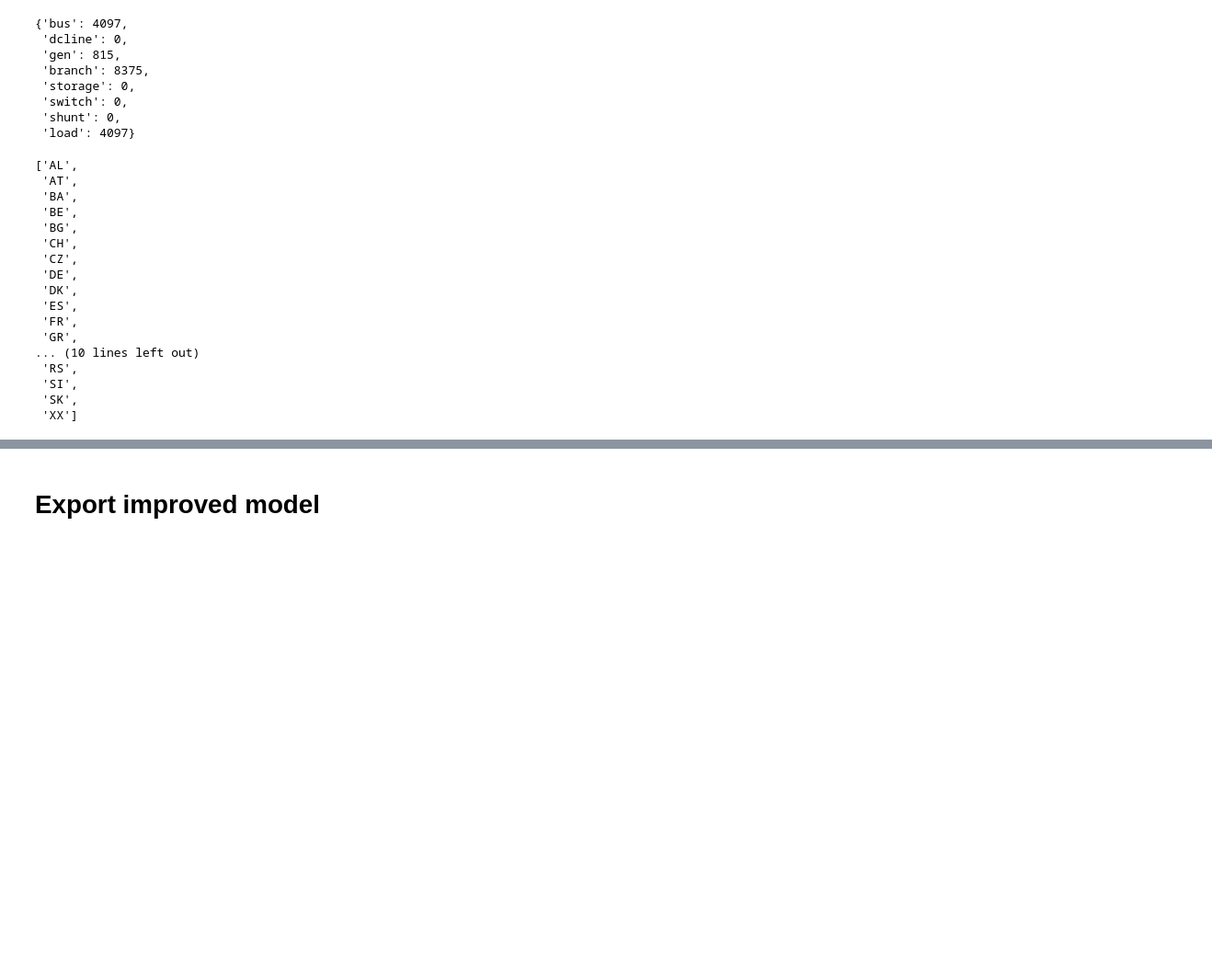
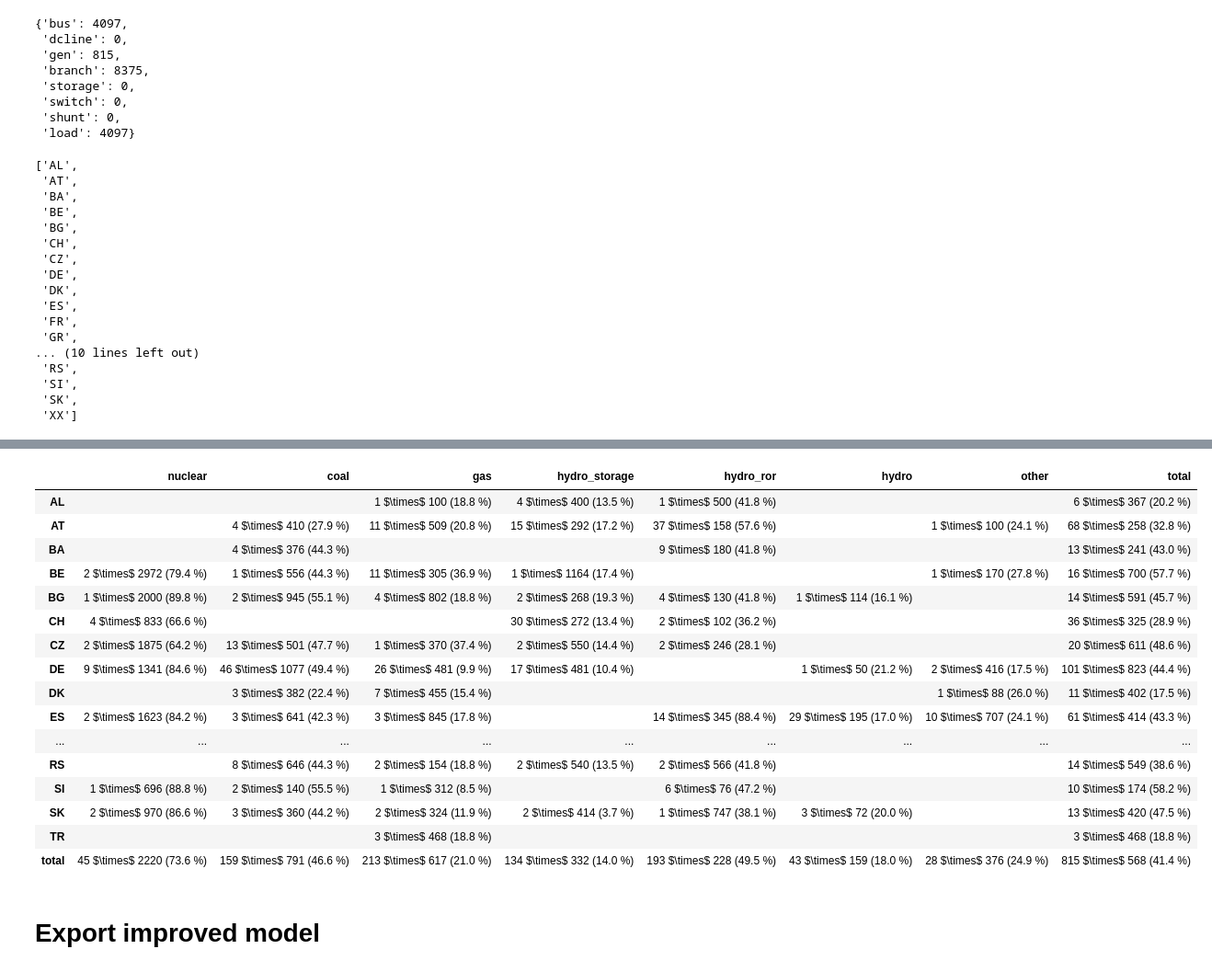
Before and after one commit to GeeeHesso/PowerData, a Jupyter notebook: models/src/europe_model.ipynb, the cells around one changed output, grey strips where cells are left out. Shown at 92% size. Saved outputs shown, nothing was run; the diff lists cells and outputs as text; code cells hidden in the pictures; blank space fills up the shorter version.

Commit message:
update model maps and summary table

```diff
--- a/models/src/europe_model.ipynb
+++ b/models/src/europe_model.ipynb
@@ -1104,0 +1044,59 @@ gen_summary_df
+# %%
+gen_summary_values = {country: {type: [0, 0, 0] for type in ['nuclear', 'coal', 'gas', 'hydro_storage', 'hydro_ror', 'hydro', 'other']}
+                      for country in sorted(model_countries)}
+
+for gen in model['gen'].values():
+    country = gen['country']
+    type = gen['aggregated_type']
+    gen_summary_values[country][type][0] += 1
+    gen_summary_values[country][type][1] += 100 * gen['pmax']
+    gen_summary_values[country][type][2] += 100 * gen['pexp']
+
+gen_summary_values['TR'] = gen_summary_values.pop('XX') # all 3 generators without country (XX) are actually in Turkey (TR)
+
+for country, gen_summary_by_country in gen_summary_values.items():
+    gen_summary_by_country['total'] = [sum(val[i] for val in gen_summary_by_country.values()) for i in range(3)]
+
+gen_summary_total = {type: [0, 0, 0] for type in ['nuclear', 'coal', 'gas', 'hydro_storage', 'hydro_ror', 'hydro', 'other', 'total']}
+
+for country, gen_summary_by_country in gen_summary_values.items():
+    for type, gen_summary_by_type in gen_summary_by_country.items():
+        gen_summary_total[type][0] += gen_summary_by_type[0]
+        gen_summary_total[type][1] += gen_summary_by_type[1]
+        gen_summary_total[type][2] += gen_summary_by_type[2]
+
+gen_summary_values['total'] = gen_summary_total
+
+for gen_summary_by_country in gen_summary_values.values():
+    for gen_summary_by_type in gen_summary_by_country.values():
+        if gen_summary_by_type[1] > 0:
+            gen_summary_by_type[2] /= gen_summary_by_type[1]
+            gen_summary_by_type[1] /= gen_summary_by_type[0]
+# %%
+gen_summary = {country: {type: f'{gen_summary_by_type[0]} ' \
+                               f'$\times$ {round(gen_summary_by_type[1])} ' \
+                               f'({round(100 * gen_summary_by_type[2], 1)} %)'
+                         if gen_summary_by_type[0] > 0 else ''
+                         for type, gen_summary_by_type in gen_summary_by_country.items()}
+               for country, gen_summary_by_country in gen_summary_values.items()}
+
+gen_summary_df = pd.DataFrame(gen_summary).T
+gen_summary_df
+# %% [output]
+|  | nuclear | coal | gas | hydro_storage | hydro_ror | hydro | other | total |
+| AL |  |  | 1 $\times$ 100 (18.8 %) | 4 $\times$ 400 (13.5 %) | 1 $\times$ 500 (41.8 %) |  |  | 6 $\times$ 367 (20.2 %) |
+| AT |  | 4 $\times$ 410 (27.9 %) | 11 $\times$ 509 (20.8 %) | 15 $\times$ 292 (17.2 %) | 37 $\times$ 158 (57.6 %) |  | 1 $\times$ 100 (24.1 %) | 68 $\times$ 258 (32.8 %) |
+| BA |  | 4 $\times$ 376 (44.3 %) |  |  | 9 $\times$ 180 (41.8 %) |  |  | 13 $\times$ 241 (43.0 %) |
+| BE | 2 $\times$ 2972 (79.4 %) | 1 $\times$ 556 (44.3 %) | 11 $\times$ 305 (36.9 %) | 1 $\times$ 1164 (17.4 %) |  |  | 1 $\times$ 170 (27.8 %) | 16 $\times$ 700 (57.7 %) |
+| BG | 1 $\times$ 2000 (89.8 %) | 2 $\times$ 945 (55.1 %) | 4 $\times$ 802 (18.8 %) | 2 $\times$ 268 (19.3 %) | 4 $\times$ 130 (41.8 %) | 1 $\times$ 114 (16.1 %) |  | 14 $\times$ 591 (45.7 %) |
+| CH | 4 $\times$ 833 (66.6 %) |  |  | 30 $\times$ 272 (13.4 %) | 2 $\times$ 102 (36.2 %) |  |  | 36 $\times$ 325 (28.9 %) |
+| CZ | 2 $\times$ 1875 (64.2 %) | 13 $\times$ 501 (47.7 %) | 1 $\times$ 370 (37.4 %) | 2 $\times$ 550 (14.4 %) | 2 $\times$ 246 (28.1 %) |  |  | 20 $\times$ 611 (48.6 %) |
+| DE | 9 $\times$ 1341 (84.6 %) | 46 $\times$ 1077 (49.4 %) | 26 $\times$ 481 (9.9 %) | 17 $\times$ 481 (10.4 %) |  | 1 $\times$ 50 (21.2 %) | 2 $\times$ 416 (17.5 %) | 101 $\times$ 823 (44.4 %) |
+| DK |  | 3 $\times$ 382 (22.4 %) | 7 $\times$ 455 (15.4 %) |  |  |  | 1 $\times$ 88 (26.0 %) | 11 $\times$ 402 (17.5 %) |
+| ES | 2 $\times$ 1623 (84.2 %) | 3 $\times$ 641 (42.3 %) | 3 $\times$ 845 (17.8 %) |  | 14 $\times$ 345 (88.4 %) | 29 $\times$ 195 (17.0 %) | 10 $\times$ 707 (24.1 %) | 61 $\times$ 414 (43.3 %) |
+| ... | ... | ... | ... | ... | ... | ... | ... | ... |
+| RS |  | 8 $\times$ 646 (44.3 %) | 2 $\times$ 154 (18.8 %) | 2 $\times$ 540 (13.5 %) | 2 $\times$ 566 (41.8 %) |  |  | 14 $\times$ 549 (38.6 %) |
+| SI | 1 $\times$ 696 (88.8 %) | 2 $\times$ 140 (55.5 %) | 1 $\times$ 312 (8.5 %) |  | 6 $\times$ 76 (47.2 %) |  |  | 10 $\times$ 174 (58.2 %) |
+| SK | 2 $\times$ 970 (86.6 %) | 3 $\times$ 360 (44.2 %) | 2 $\times$ 324 (11.9 %) | 2 $\times$ 414 (3.7 %) | 1 $\times$ 747 (38.1 %) | 3 $\times$ 72 (20.0 %) |  | 13 $\times$ 420 (47.5 %) |
+| TR |  |  | 3 $\times$ 468 (18.8 %) |  |  |  |  | 3 $\times$ 468 (18.8 %) |
+| total | 45 $\times$ 2220 (73.6 %) | 159 $\times$ 791 (46.6 %) | 213 $\times$ 617 (21.0 %) | 134 $\times$ 332 (14.0 %) | 193 $\times$ 228 (49.5 %) | 43 $\times$ 159 (18.0 %) | 28 $\times$ 376 (24.9 %) | 815 $\times$ 568 (41.4 %) |
```
Also changed, not shown: parts of 9 cells of this notebook, 1 other file.
